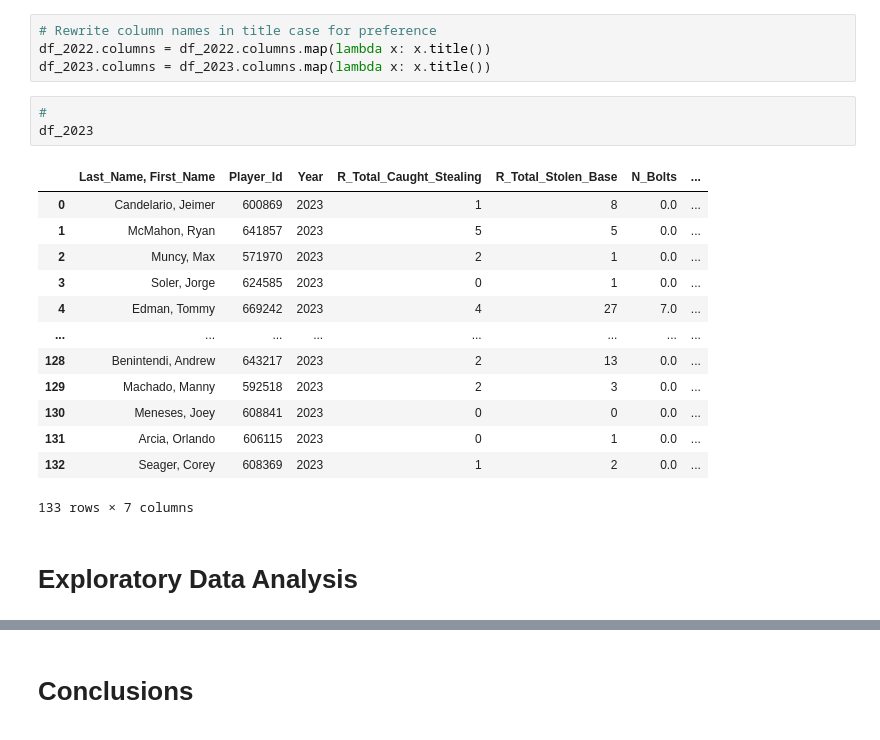
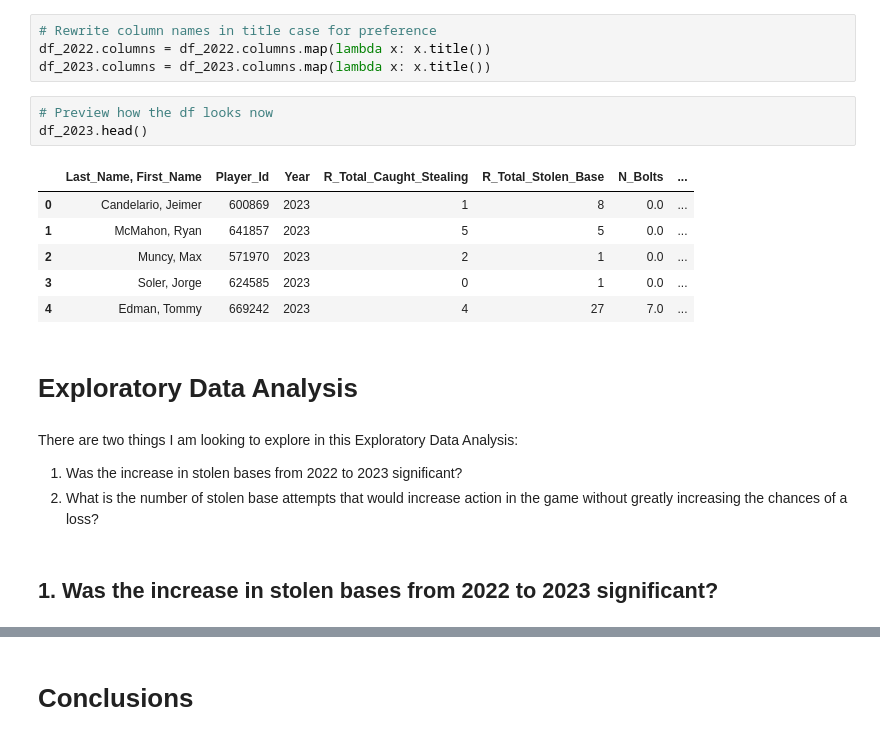
Before and after one commit to scarlettvalentin/mlb_stolen_bases, a Jupyter notebook: notebook.ipynb, the cells around one changed output, grey strips where cells are left out. Saved outputs shown, nothing was run; the diff lists cells and outputs as text.

```diff
--- a/notebook.ipynb
+++ b/notebook.ipynb
@@ -171,21 +171,20 @@ len(df_2023[df_2023.duplicated()])
 df_2022.columns = df_2022.columns.map(lambda x: x.title())
 df_2023.columns = df_2023.columns.map(lambda x: x.title())
 # %%
-#
-df_2023
+# Preview how the df looks now
+df_2023.head()
 # %% [output]
 |  | Last_Name, First_Name | Player_Id | Year | R_Total_Caught_Stealing | R_Total_Stolen_Base | N_Bolts | ... |
 | 0 | Candelario, Jeimer | 600869 | 2023 | 1 | 8 | 0.0 | ... |
 | 1 | McMahon, Ryan | 641857 | 2023 | 5 | 5 | 0.0 | ... |
 | 2 | Muncy, Max | 571970 | 2023 | 2 | 1 | 0.0 | ... |
 | 3 | Soler, Jorge | 624585 | 2023 | 0 | 1 | 0.0 | ... |
 | 4 | Edman, Tommy | 669242 | 2023 | 4 | 27 | 7.0 | ... |
-| ... | ... | ... | ... | ... | ... | ... | ... |
-| 128 | Benintendi, Andrew | 643217 | 2023 | 2 | 13 | 0.0 | ... |
-| 129 | Machado, Manny | 592518 | 2023 | 2 | 3 | 0.0 | ... |
-| 130 | Meneses, Joey | 608841 | 2023 | 0 | 0 | 0.0 | ... |
-| 131 | Arcia, Orlando | 606115 | 2023 | 0 | 1 | 0.0 | ... |
-| 132 | Seager, Corey | 608369 | 2023 | 1 | 2 | 0.0 | ... |
-133 rows × 7 columns
 # %% [markdown]
 # Exploratory Data Analysis
+# %% [markdown]
+There are two things I am looking to explore in this Exploratory Data Analysis:
+1. Was the increase in stolen bases from 2022 to 2023 significant?
+2. What is the number of stolen base attempts that would increase action in the game without greatly increasing the chances of a loss?
+# %% [markdown]
+## 1. Was the increase in stolen bases from 2022 to 2023 significant?
```
Also changed, not shown: parts of 3 cells of this notebook.
